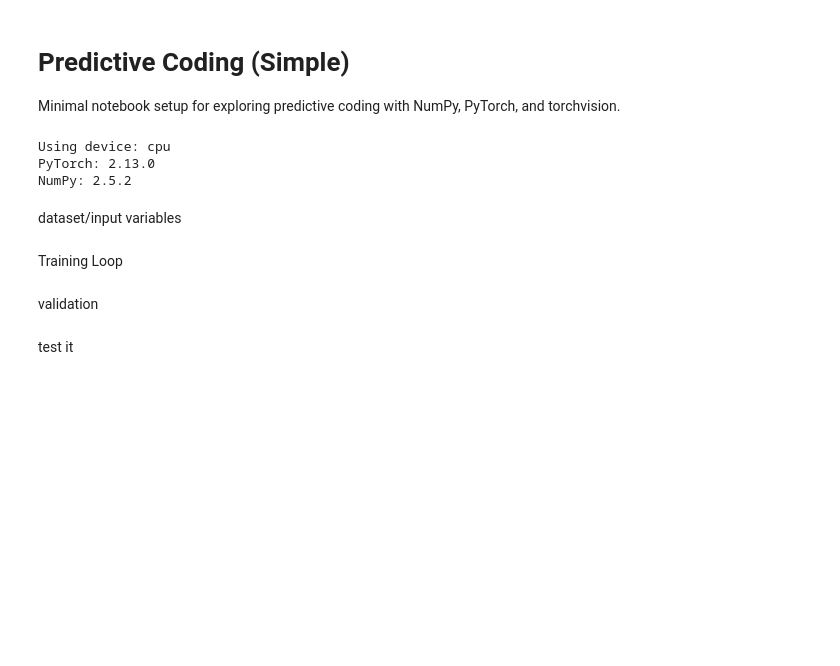
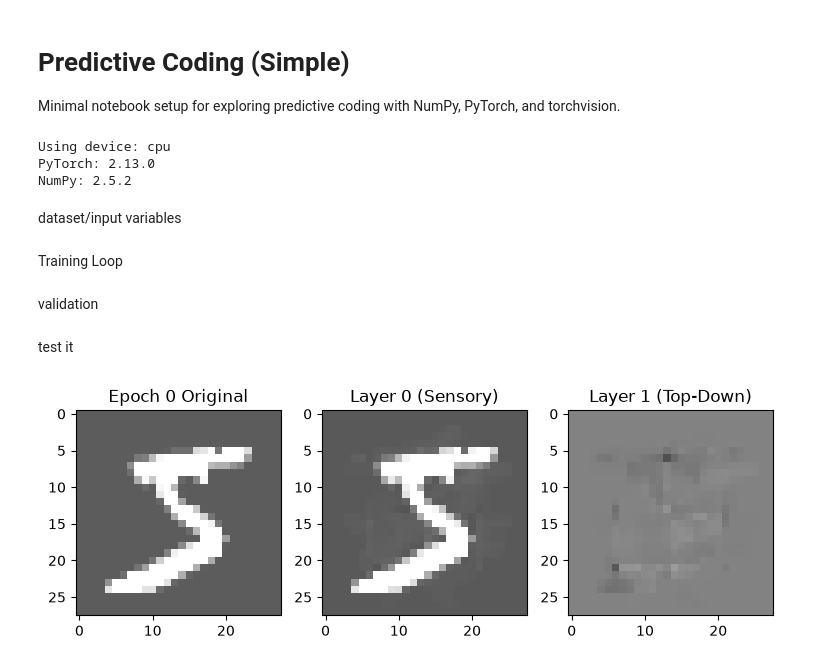
Before and after one commit to PandaGrdn/research-reimplementations, a Jupyter notebook: predictive_coding_proj/predictive_coding_simply.ipynb, the cells around one changed output. Drawn from its saved outputs; the diff is of its cells as text; code cells hidden in the pictures; blank space fills up the shorter version.

```diff
--- a/predictive_coding_proj/predictive_coding_simply.ipynb
+++ b/predictive_coding_proj/predictive_coding_simply.ipynb
@@ -113,0 +63,16 @@ def make_variables(image, initial_r_size=512, k1_per_patch=32, num_layers=4, num
+# %%
+def validate_heirarchical(I, U, r, num_layers, f):
+    I = I.reshape(-1, 1).float()
+
+    I_hat_L0 = f(U[0] @ r[0])
+
+    r0_predicted = f(U[1] @ r[1])
+    I_hat_L1 = f(U[0] @ r0_predicted)
+
+    mse_L0 = torch.mean((I - I_hat_L0) ** 2)
+    mse_L1 = torch.mean((I - I_hat_L1) ** 2)
+    return mse_L0, mse_L1, I_hat_L0, I_hat_L1
+# %%
+def to_I(image):
+    I = image.float().reshape(-1, 1)
+    return I, I.numel()
@@ -115,13 +132,15 @@ def make_variables(image, initial_r_size=512, k1_per_patch=32, num_layers=4, num
 test it
 # %%
 def test(I, U, r, f, f_prime, num_epochs_inner, num_layers, sigma_2, alpha, lr_r):
+    I = I.reshape(-1, 1).float()
     e = [None] * num_layers
     for in_epoch in range(num_epochs_inner):
         e[0] = I - f(U[0] @ r[0])
         for i in range(1, num_layers):
             e[i] = r[i - 1] - f(U[i] @ r[i])
         for i in range(num_layers):
-            dr = (1.0 / sigma_2) * U[i].T @ (f_prime(U[i] @ r[i]) * e[i]) - alpha * r[i]
+            prior = alpha * (2 * r[i] / (1 + r[i] ** 2))
+            dr = (1.0 / sigma_2) * U[i].T @ (f_prime(U[i] @ r[i]) * e[i]) - prior
             if i < num_layers - 1:
                 dr = dr - (1.0 / sigma_2) * e[i + 1]
             r[i] = r[i] + lr_r * dr
@@ -176,0 +148,68 @@ if __name__ == "__main__":
+# %%
+def main():
+    num_data = 20
+    images = [input_data[i][0] for i in range(num_data)]
+    num_train_epochs = 40
+    alpha = 0.001
+    lambda_u = 0.001
+    lr_r = 0.005
+    lr_U = 0.002
+    sigma_2 = 1.0
+    num_layers = 2
+    num_patches = 16
+
+    f = lambda x: x
+    f_prime = lambda x: torch.ones_like(x)
+
+    num_epochs_inner = 50
+    num_epochs_outer = 1
+
+    _, k, _, size = make_variables(images[0], num_layers=num_layers, num_patches=num_patches)
+    r_bank = [[torch.randn(k[i], 1) * 0.1 for i in range(num_layers)] for _ in images]
+
+    U = init_U(images, size, k, num_layers, num_patches)
+
+    for epoch in range(num_train_epochs):
+        r0_list = []
+        for i, image in enumerate(images):
+            image_centered = image - image.mean()
+            I, k, _, size = make_variables(image_centered, num_layers=num_layers, num_patches=num_patches)
+            U, r_bank[i] = train_loop(I, U, r_bank[i], f, f_prime, alpha, lambda_u, lr_r, lr_U, sigma_2, num_epochs_outer, num_epochs_inner, num_layers)
+            r0_list.append(r_bank[i][0].detach())
+
+
+        if epoch % 5 == 0 or epoch == num_train_epochs - 1:
+            test_img = images[0] - images[0].mean()
+            I, k, _, size = make_variables(test_img, num_layers=num_layers, num_patches=num_patches)
+            _, r_bank[0] = test(I, U, r_bank[0], f, f_prime, num_epochs_inner, num_layers, sigma_2, alpha, lr_r)
+
+            mse_L0, mse_L1, I_hat_L0, I_hat_L1 = validate_heirarchical(I, U, r_bank[0], num_layers, f)
+
+            fig, axes = plt.subplots(1, 3, figsize=(9, 3))
+            axes[0].imshow(I.reshape(28, 28).detach().numpy(), cmap="gray", vmin=-0.5, vmax=0.5)
+            axes[0].set_title(f"Epoch {epoch} Original")
+
+            axes[1].imshow(I_hat_L0.reshape(28, 28).detach().numpy(), cmap="gray", vmin=-0.5, vmax=0.5)
+            axes[1].set_title("Layer 0 (Sensory)")
+
+            axes[2].imshow(I_hat_L1.reshape(28, 28).detach().numpy(), cmap="gray", vmin=-0.5, vmax=0.5)
+            axes[2].set_title("Layer 1 (Top-Down)")
+            plt.show()
+
+    val_img = input_data[num_data][0] - input_data[num_data][0].mean()
+    I, k, r, size = make_variables(val_img, num_layers=num_layers, num_patches=num_patches)
+    _, r = test(I, U, r, f, f_prime, num_epochs_inner, num_layers, sigma_2, alpha, lr_r)
+    mse_L0, mse_L1, I_hat_L0, I_hat_L1 = validate_heirarchical(I, U, r, num_layers, f)
+    fig, axes = plt.subplots(1, 3, figsize=(9, 3))
+    axes[0].imshow(I.reshape(28, 28).detach().numpy(), cmap="gray", vmin=-0.5, vmax=0.5)
+    axes[0].set_title("Validation Original")
+    axes[1].imshow(I_hat_L0.reshape(28, 28).detach().numpy(), cmap="gray", vmin=-0.5, vmax=0.5)
+    axes[1].set_title("Layer 0 (Sensory)")
+    axes[2].imshow(I_hat_L1.reshape(28, 28).detach().numpy(), cmap="gray", vmin=-0.5, vmax=0.5)
+    axes[2].set_title("Layer 1 (Top-Down)")
+    plt.show()
+
+if __name__ == "__main__":
+    main()
+# %% [output]
+[figure, added]
```
Also changed, not shown: parts of 7 cells of this notebook.
